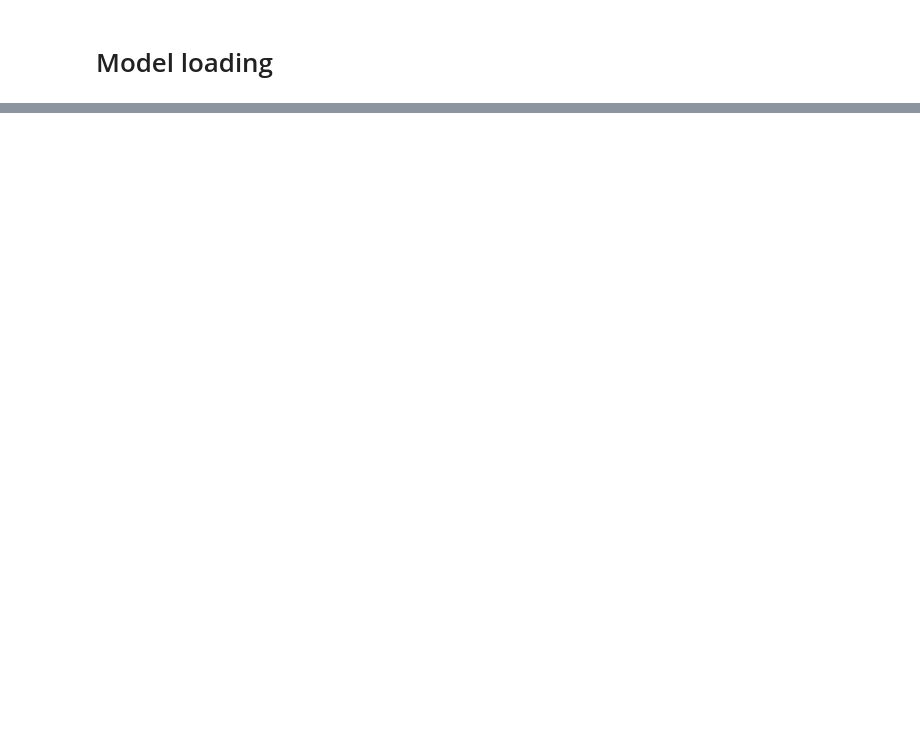
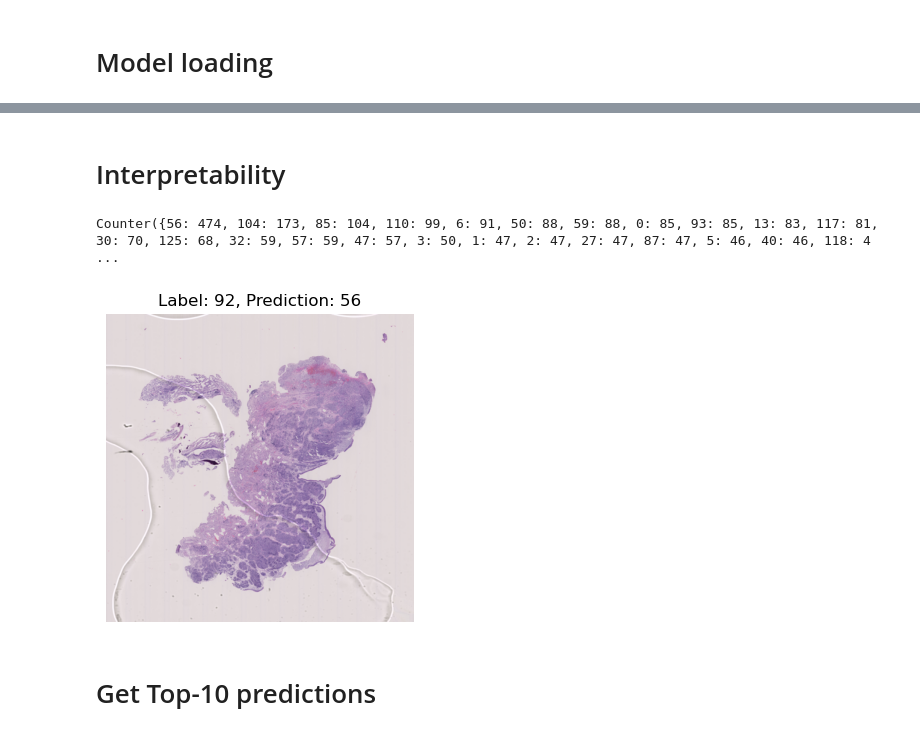
Before and after one commit to zebleck/Brain-Tumour-Analysis, a Jupyter notebook: VGG16 Training.ipynb, the cells around one changed output, grey strips where cells are left out. Saved outputs shown, nothing was run; the diff lists cells and outputs as text; code cells hidden in the pictures; blank space fills up the shorter version.

Commit message:
interpretability

```diff
--- a/VGG16 Training.ipynb
+++ b/VGG16 Training.ipynb
@@ -154,10 +147,10 @@ tensor([109,  81,  68, 103])
 # -------- MODEL -------- #
 
 # Imagenet pretrained vgg16 model
-vgg16_imagenet_path = "../vgg16.tv_in1k/pytorch_model.bin"
+vgg16_imagenet_path = "vgg16.tv_in1k/pytorch_model.bin"
 
-# brain tumor trained vgg16 model
-#model_path = "models/model_100.pt"
+# Brain tumor trained vgg16 model
+model_path = "finetuning/models/pretrained_all_tumours.pt"
 
 model = timm.create_model('vgg16', pretrained=False)
 
@@ -166,10 +159,7 @@ state_dict = torch.load(vgg16_imagenet_path, map_location=torch.device('cpu'))#t
 model.load_state_dict(state_dict)
 
 # Output dimension, which is equal to the number of different tumour classes
-output_dim = len(set(dataset.labels))
-
-
-#model = SimpleCNN(output_dim)
+output_dim = 127#len(set(dataset.labels))
 
 # Replace the last fully connected layer to match the number of classes in the new data set
 num_ftrs = model.head.fc.in_features
@@ -181,6 +171,8 @@ model.classifier = nn.Sequential(
     nn.Linear(num_ftrs, output_dim)
 )
 
-#model.load_state_dict(state_dict)
+# Load the pretrained model weights
+state_dict = torch.load(model_path, map_location=torch.device('cpu'))
+model.load_state_dict(state_dict)
 
 #model.to(device)
@@ -186,0 +686,38 @@ model.classifier = nn.Sequential(
+# %% [markdown]
+# Interpretability
+# %%
+# Get new dataset without rotations
+train_loader, val_loader, dataset = loadAndPrepareData(root_dir, batch_size=4, n_classes=127, augment=False, shuffle=False)
+# %% [output]
+Counter({56: 474, 104: 173, 85: 104, 110: 99, 6: 91, 50: 88, 59: 88, 0: 85, 93: 85, 13: 83, 117: 81, 30: 70, 125: 68, 32: 59, 57: 59, 47: 57, 3: 50, 1: 47, 2: 47, 27: 47, 87: 47, 5: 46, 40: 46, 118: 4 ...
+# %%
+import matplotlib.pyplot as plt
+
+model = model.to('cpu')
+
+def plot_image(image, label, pred):
+    plt.figure(figsize=(4, 4))
+    image = image.permute(1, 2, 0)
+    mean = torch.FloatTensor([0.485, 0.456, 0.406])
+    std = torch.FloatTensor([0.229, 0.224, 0.225])
+    image = image * std + mean
+    plt.imshow(image.numpy())
+    plt.title(f'Label: {label}, Prediction: {pred}')
+    plt.axis('off')
+    plt.show()
+
+def visualize_predictions(model, loader):
+    model.eval()
+
+    with torch.no_grad():
+        images, labels = next(iter(loader))
+        outputs = model(images)
+        _, preds = torch.max(outputs, dim=1)
+        plot_image(images[0], labels[0], preds[0])
+
+# Assume `model` is your trained model and `loader` is your validation dataloader
+visualize_predictions(model, train_loader)
+# %% [output]
+[figure, added]
+# %% [markdown]
+# Get Top-10 predictions
```
Also changed, not shown: parts of 26 cells of this notebook, 2 other files.
